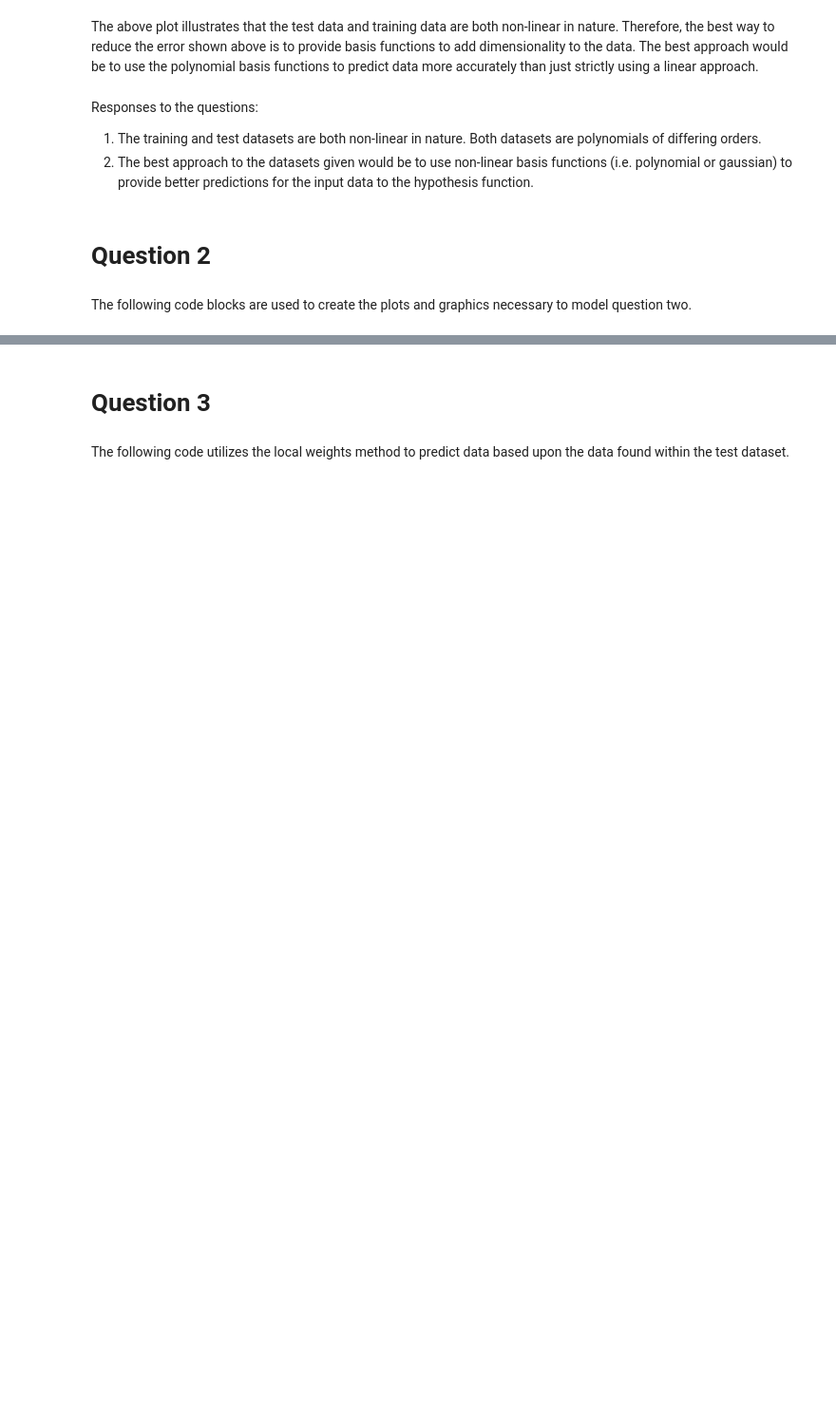
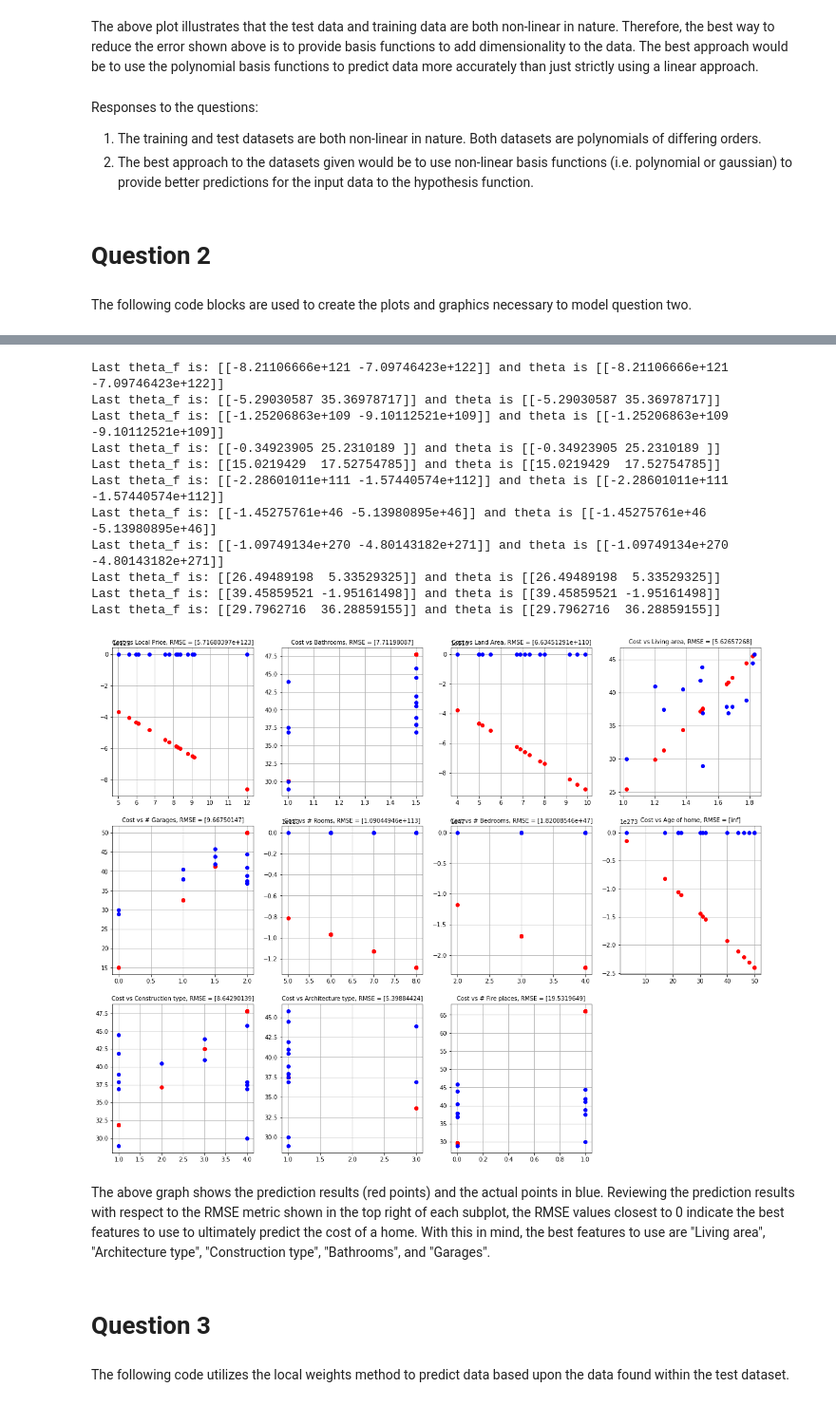
Before and after one commit to lrburle/ML_Assignment1, a Jupyter notebook: assignment1_LandonBurleson.ipynb, the cells around one changed output, grey strips where cells are left out. Shown at 95% size. Saved outputs shown, nothing was run; the diff lists cells and outputs as text; code cells hidden in the pictures; blank space fills up the shorter version.

```diff
--- a/assignment1_LandonBurleson.ipynb
+++ b/assignment1_LandonBurleson.ipynb
@@ -304,3 +360,38 @@ Theta array after training: [[0.94349445 0.60663727 0.32854695 0.58510611 0.6973
+# %%
+
+
+plt.figure(6, figsize=[20, 16])
+
+for i, s in enumerate(header):
+        x_test_i = a1.featureSelection(x_test, [0,i+1])
+        [n, m] = x_test_i.shape
+        a1.theta = theta_f[i]
+        y = []
+
+        for j in range(n):
+                y.append(a1.hypothesis(x_test_i[j]))
+
+        error = np.sqrt(a1.costFunction(x_test_i, y_test))
+
+        plt.subplot(3,4,i+1)
+        plt.plot(x_test_i[:, 1], y, 'ro', x_test_i[:, 1] , y_test, 'bo')
+        plt.title(f'Cost vs {s}, RMSE = {error}', fontsize=10)
+        plt.grid()
+# %% [output]
+Last theta_f is: [[-8.21106666e+121 -7.09746423e+122]] and theta is [[-8.21106666e+121 -7.09746423e+122]]
+Last theta_f is: [[-5.29030587 35.36978717]] and theta is [[-5.29030587 35.36978717]]
+Last theta_f is: [[-1.25206863e+109 -9.10112521e+109]] and theta is [[-1.25206863e+109 -9.10112521e+109]]
+Last theta_f is: [[-0.34923905 25.2310189 ]] and theta is [[-0.34923905 25.2310189 ]]
+Last theta_f is: [[15.0219429  17.52754785]] and theta is [[15.0219429  17.52754785]]
+Last theta_f is: [[-2.28601011e+111 -1.57440574e+112]] and theta is [[-2.28601011e+111 -1.57440574e+112]]
+Last theta_f is: [[-1.45275761e+46 -5.13980895e+46]] and theta is [[-1.45275761e+46 -5.13980895e+46]]
+Last theta_f is: [[-1.09749134e+270 -4.80143182e+271]] and theta is [[-1.09749134e+270 -4.80143182e+271]]
+Last theta_f is: [[26.49489198  5.33529325]] and theta is [[26.49489198  5.33529325]]
+Last theta_f is: [[39.45859521 -1.95161498]] and theta is [[39.45859521 -1.95161498]]
+Last theta_f is: [[29.7962716  36.28859155]] and theta is [[29.7962716  36.28859155]]
+[figure, added]
+# %% [markdown]
+The above graph shows the prediction results (red points) and the actual points in blue. Reviewing the prediction results with respect to the RMSE metric shown in the top right of each subplot, the RMSE values closest to 0 indicate the best features to use to ultimately predict the cost of a home. With this in mind, the best features to use are "Living area", "Architecture type", "Construction type", "Bathrooms", and "Garages".
 # %% [markdown]
 # Question 3
 # %% [markdown]
```
Also changed, not shown: parts of 8 cells of this notebook.
